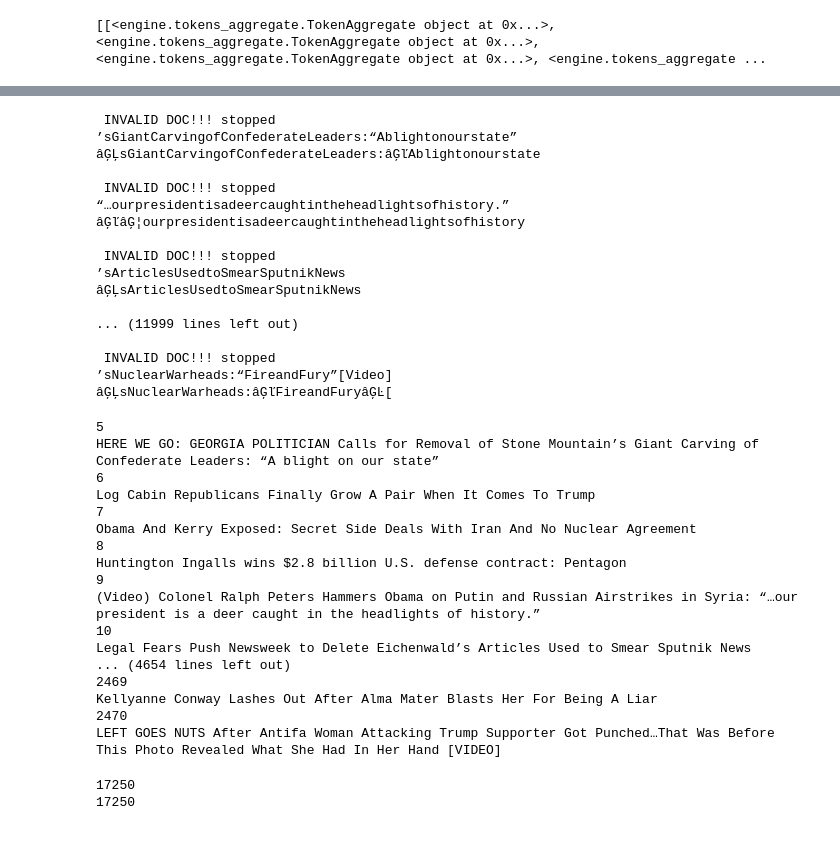
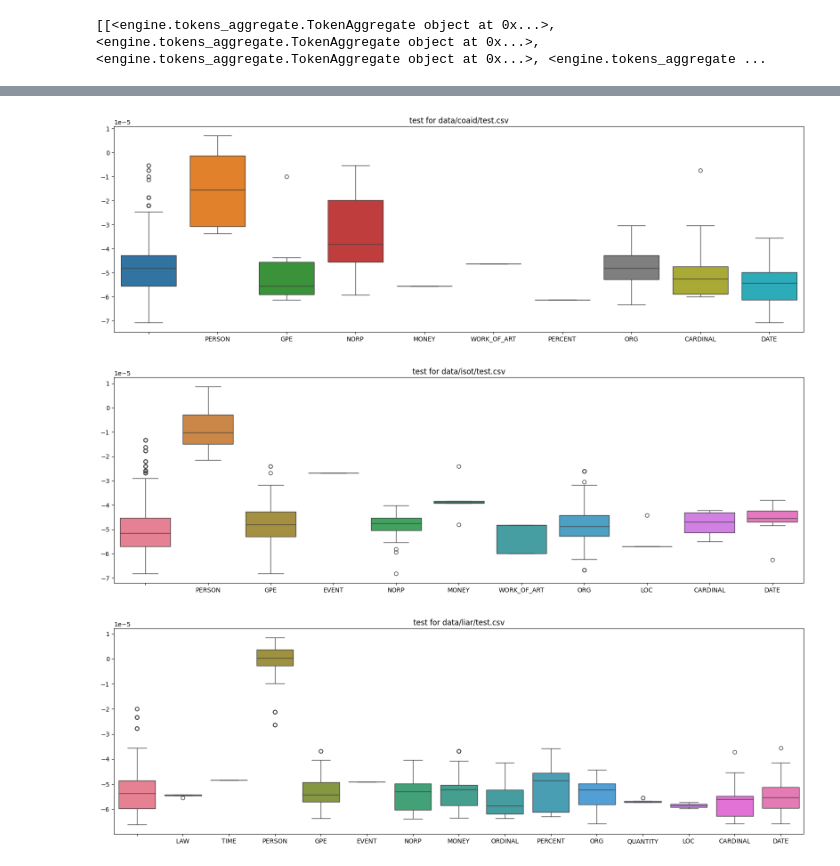
Before and after one commit to azoz01/nlp-2024-fake, a Jupyter notebook: xai_example.ipynb, the cells around one changed output, grey strips where cells are left out. Cells and saved outputs as stored; diff of their text form; code cells hidden in the pictures.

Commit message:
preprocess cleaning done

```diff
--- a/xai_example.ipynb
+++ b/xai_example.ipynb
@@ -15,6 +16,7 @@ MODEL_ID = "roberta-base"
 MODEL_PATH = "output/checkpoint-2025/model.safetensors"
 tokenizer = AutoTokenizer.from_pretrained(MODEL_ID)
 # %%
-test = pd.read_csv("data/liar/test.csv")
-# print(test)
+test = pd.read_csv("data/isot/test.csv")
+test['text'] = text_preprocess(test['text'].to_list())
+print(test)
 test_dataset = prepare_data_for_fine_tuning(test, tokenizer)
@@ -46,7 +63,7 @@ if(device == "cuda"):
 else:
     model.cpu()
 # %%
-obs = test["text"].tolist()[579]
+obs = test["text"].tolist()[1]
 if(device == "cuda"):
     obs_pt = pipeline.tokenizer(obs, return_tensors="pt")['input_ids'].cuda()
 else:
@@ -229,2 +197,4 @@ model exp: [-3.2335519790649414e-06]
+# %%
+test = pd.read_csv("data/isot/test.csv")
 # %%
-all_token_exp_NERs = tokenize_evaluate_and_detect_NERs(pipeline,test["text"].tolist())
+token_exp_NERs = tokenize_evaluate_and_detect_NERs(pipeline,test["text"].tolist()[253:254],ners_to_calculate_ablation=['PERSON'])
@@ -233,70 +201,33 @@ token_exp_NERs = tokenize_evaluate_and_detect_NERs(pipeline,test["text"].tolist(
 # %%
 import numpy as np
 import matplotlib.pyplot as plt
 import seaborn as sns
 
-tests_files = ["data/isot/test.csv","data/coaid/test.csv","data/liar/test.csv"]
+tests_files = ["data/coaid/test.csv","data/isot/test.csv","data/liar/test.csv"]
 for file in tests_files:
     test = pd.read_csv(file)
-    tokenize_evaluate_and_detect_NERs(pipeline,test["text"].tolist(),ners_to_calculate_ablation=['PERSON'])
+    token_exp_NERs = tokenize_evaluate_and_detect_NERs(pipeline,test["text"].tolist(),ners_to_calculate_ablation=['PERSON'])
 
     all_ner_types = set()
 
     for _,_,ner in token_exp_NERs:
             all_ner_types.add(ner)
 
     exps = {}
     for ner_type in all_ner_types:
         exps[ner_type] = []
 
 
 
     for token,exp,ner in token_exp_NERs:
         exps[ner].append(exp)
 
 
     plt.figure(figsize=(20,6))
     sns.boxplot(exps)
     plt.title(f"test for {file}")
     plt.show()
 # %% [output]
- INVALID DOC!!! stopped
-’sGiantCarvingofConfederateLeaders:“Ablightonourstate”
-âĢĻsGiantCarvingofConfederateLeaders:âĢľAblightonourstate
-
- INVALID DOC!!! stopped
-“…ourpresidentisadeercaughtintheheadlightsofhistory.”
-âĢľâĢ¦ourpresidentisadeercaughtintheheadlightsofhistory
-
- INVALID DOC!!! stopped
-’sArticlesUsedtoSmearSputnikNews
-âĢĻsArticlesUsedtoSmearSputnikNews
-
-... (11999 lines left out)
-
- INVALID DOC!!! stopped
-’sNuclearWarheads:“FireandFury”[Video]
-âĢĻsNuclearWarheads:âĢľFireandFuryâĢĿ[
-5
-HERE WE GO: GEORGIA POLITICIAN Calls for Removal of Stone Mountain’s Giant Carving of Confederate Leaders: “A blight on our state”
-6
-Log Cabin Republicans Finally Grow A Pair When It Comes To Trump
-7
-Obama And Kerry Exposed: Secret Side Deals With Iran And No Nuclear Agreement
-8
-Huntington Ingalls wins $2.8 billion U.S. defense contract: Pentagon
-9
-(Video) Colonel Ralph Peters Hammers Obama on Putin and Russian Airstrikes in Syria: “…our president is a deer caught in the headlights of history.”
-10
-Legal Fears Push Newsweek to Delete Eichenwald’s Articles Used to Smear Sputnik News
-... (4654 lines left out)
-2469
-Kellyanne Conway Lashes Out After Alma Mater Blasts Her For Being A Liar
-2470
-LEFT GOES NUTS After Antifa Woman Attacking Trump Supporter Got Punched…That Was Before This Photo Revealed What She Had In Her Hand [VIDEO]
+[figure, added]
+[figure, added]
+[figure, added]
-# %%
-print(len(token_exp_NERs))
-print(len(all_token_exp_NERs))
-# %% [output]
-17250
-17250
```
Also changed, not shown: parts of 14 cells of this notebook, 1 other file.
